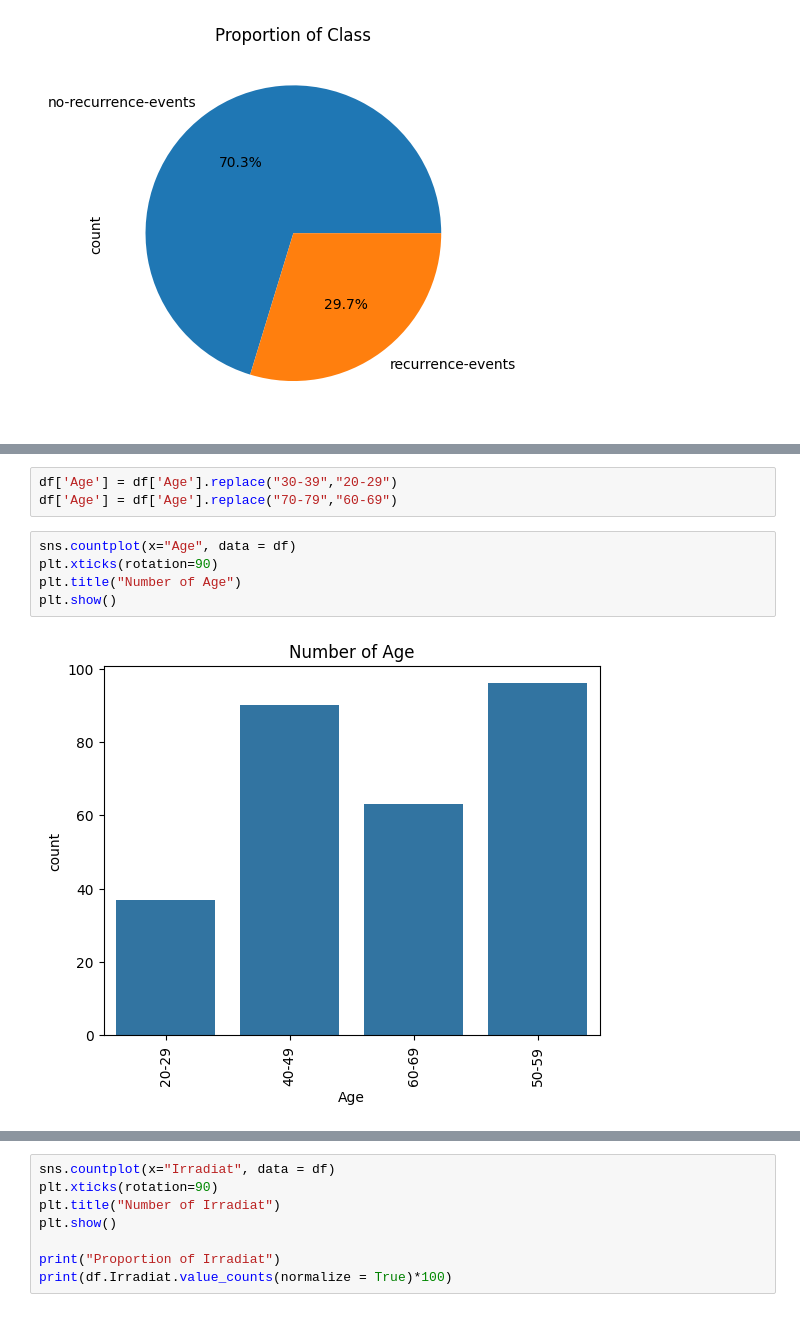
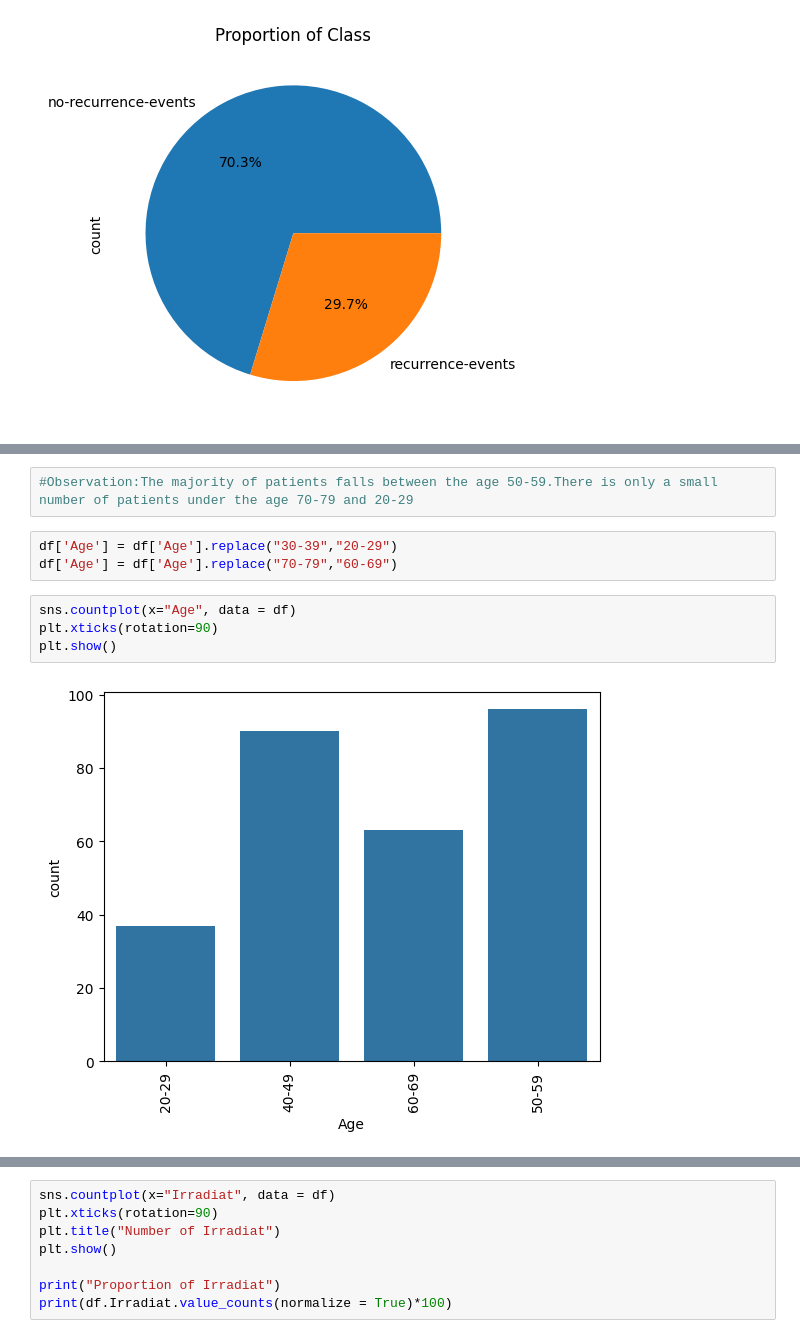
Before and after one commit to AnjanaMS0217/Add-on-course, a Jupyter notebook: Breast_Cancer.ipynb, the cells around one changed output, grey strips where cells are left out. Cells and saved outputs as stored; diff of their text form.

```diff
--- a/Breast_Cancer.ipynb
+++ b/Breast_Cancer.ipynb
@@ -161,16 +162,17 @@ Age
 70-79     2.097902
 20-29     0.349650
 Name: proportion, dtype: float64
+# %%
+#Observation:The majority of patients falls between the age 50-59.There is only a small number of patients under the age 70-79 and 20-29
 # %%
 df['Age'] = df['Age'].replace("30-39","20-29")
 df['Age'] = df['Age'].replace("70-79","60-69")
 # %%
 sns.countplot(x="Age", data = df)
 plt.xticks(rotation=90)
-plt.title("Number of Age")
 plt.show()
 # %% [output]
-[figure, old version]
+[figure, new version]
 # %%
 sns.countplot(x="Menopause", data = df)
 plt.xticks(rotation=90)
```
Also changed, not shown: parts of 18 cells of this notebook.
